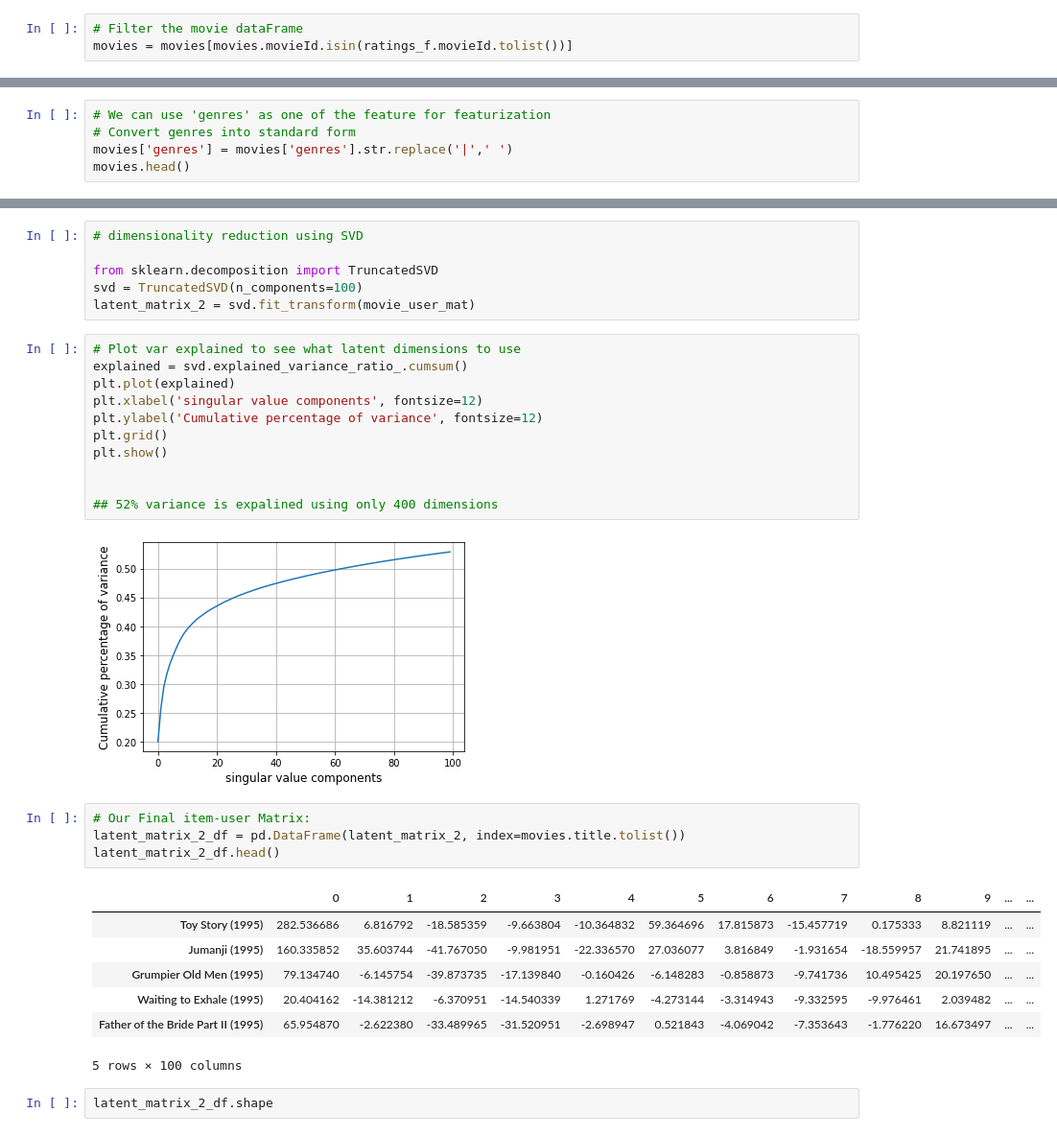
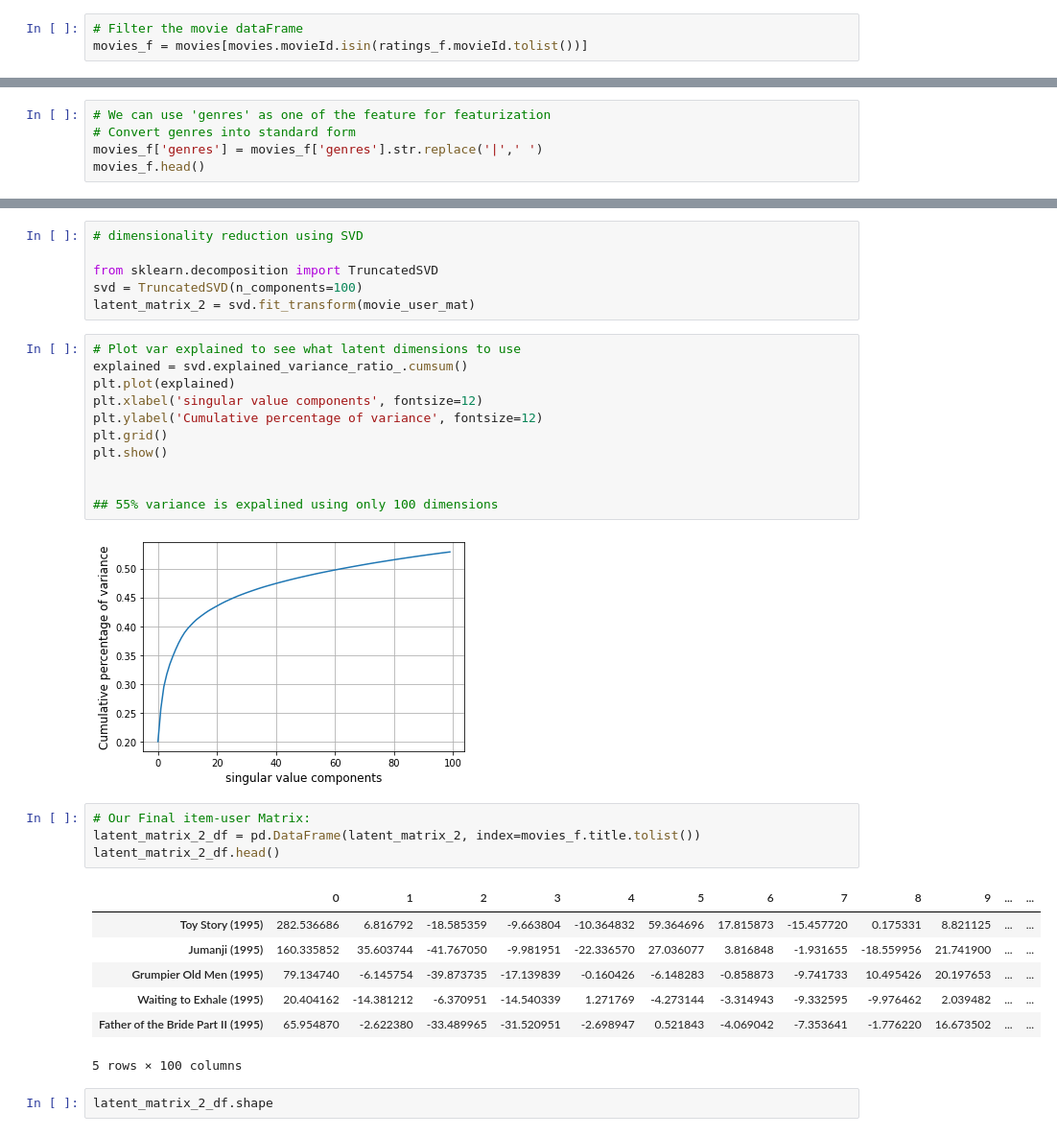
Before and after one commit to Vijay1C/Movie_Recomendation, a Jupyter notebook: MovieLens_RS_Project.ipynb, the cells around one changed output, grey strips where cells are left out. Shown at 96% size. Drawn from its saved outputs; the diff is of its cells as text.

```diff
--- a/MovieLens_RS_Project.ipynb
+++ b/MovieLens_RS_Project.ipynb
@@ -181,4 +181,4 @@ movies % retained:  11.503775936652247
 Total no of movies after reduction:  3138
 # %%
 # Filter the movie dataFrame
-movies = movies[movies.movieId.isin(ratings_f.movieId.tolist())]
+movies_f = movies[movies.movieId.isin(ratings_f.movieId.tolist())]
@@ -196,8 +228,8 @@ movies.head()
 # %%
 # We can use 'genres' as one of the feature for featurization
 # Convert genres into standard form
-movies['genres'] = movies['genres'].str.replace('|',' ')
-movies.head()
+movies_f['genres'] = movies_f['genres'].str.replace('|',' ')
+movies_f.head()
 # %% [output]
 |  | movieId | title | genres |
 | 0 | 1 | Toy Story (1995) | Adventure Animation Children Come... |
@@ -390,20 +412,20 @@ plt.grid()
 plt.show()
 
 
-## 52% variance is expalined using only 400 dimensions
+## 55% variance is expalined using only 100 dimensions
 # %% [output]
 [figure]
 # %%
 # Our Final item-user Matrix:
-latent_matrix_2_df = pd.DataFrame(latent_matrix_2, index=movies.title.tolist())
+latent_matrix_2_df = pd.DataFrame(latent_matrix_2, index=movies_f.title.tolist())
 latent_matrix_2_df.head()
 # %% [output]
 |  | 0 | 1 | 2 | 3 | 4 | 5 | 6 | 7 | 8 | 9 | ... | ... |
-| Toy Story (1995) | 282.536686 | 6.816792 | -18.585359 | -9.663804 | -10.364832 | 59.364696 | 17.815873 | -15.457719 | 0.175333 | 8.821119 | ... | ... |
-| Jumanji (1995) | 160.335852 | 35.603744 | -41.767050 | -9.981951 | -22.336570 | 27.036077 | 3.816849 | -1.931654 | -18.559957 | 21.741895 | ... | ... |
-| Grumpier Old Men (1995) | 79.134740 | -6.145754 | -39.873735 | -17.139840 | -0.160426 | -6.148283 | -0.858873 | -9.741736 | 10.495425 | 20.197650 | ... | ... |
-| Waiting to Exhale (1995) | 20.404162 | -14.381212 | -6.370951 | -14.540339 | 1.271769 | -4.273144 | -3.314943 | -9.332595 | -9.976461 | 2.039482 | ... | ... |
-| Father of the Bride Part II (1995) | 65.954870 | -2.622380 | -33.489965 | -31.520951 | -2.698947 | 0.521843 | -4.069042 | -7.353643 | -1.776220 | 16.673497 | ... | ... |
+| Toy Story (1995) | 282.536686 | 6.816792 | -18.585359 | -9.663804 | -10.364832 | 59.364696 | 17.815873 | -15.457720 | 0.175331 | 8.821125 | ... | ... |
+| Jumanji (1995) | 160.335852 | 35.603744 | -41.767050 | -9.981951 | -22.336570 | 27.036077 | 3.816848 | -1.931655 | -18.559956 | 21.741900 | ... | ... |
+| Grumpier Old Men (1995) | 79.134740 | -6.145754 | -39.873735 | -17.139839 | -0.160426 | -6.148283 | -0.858873 | -9.741733 | 10.495426 | 20.197653 | ... | ... |
+| Waiting to Exhale (1995) | 20.404162 | -14.381212 | -6.370951 | -14.540339 | 1.271769 | -4.273144 | -3.314943 | -9.332595 | -9.976462 | 2.039482 | ... | ... |
+| Father of the Bride Part II (1995) | 65.954870 | -2.622380 | -33.489965 | -31.520951 | -2.698947 | 0.521843 | -4.069042 | -7.353641 | -1.776220 | 16.673502 | ... | ... |
 5 rows × 100 columns
 # %%
 latent_matrix_2_df.shape
```
Also changed, not shown: parts of 34 cells of this notebook.
